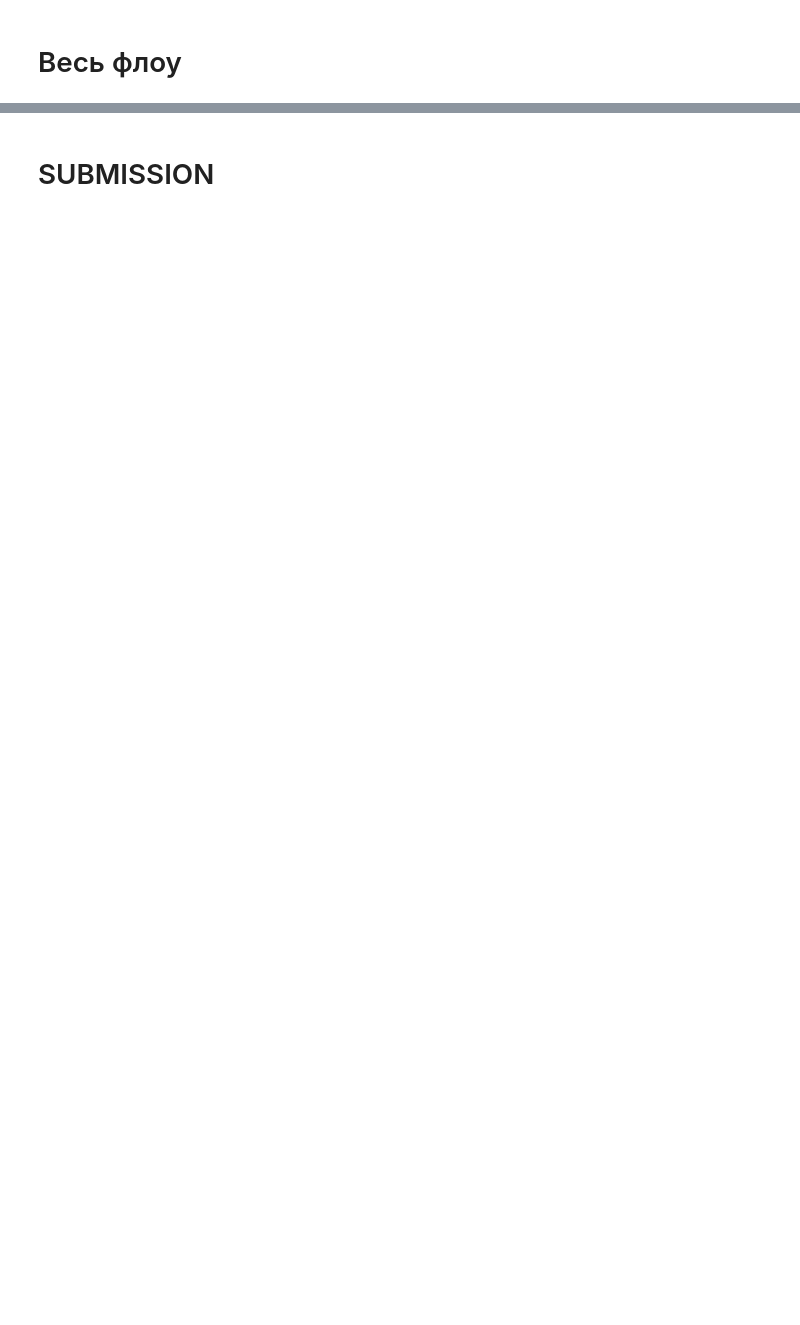
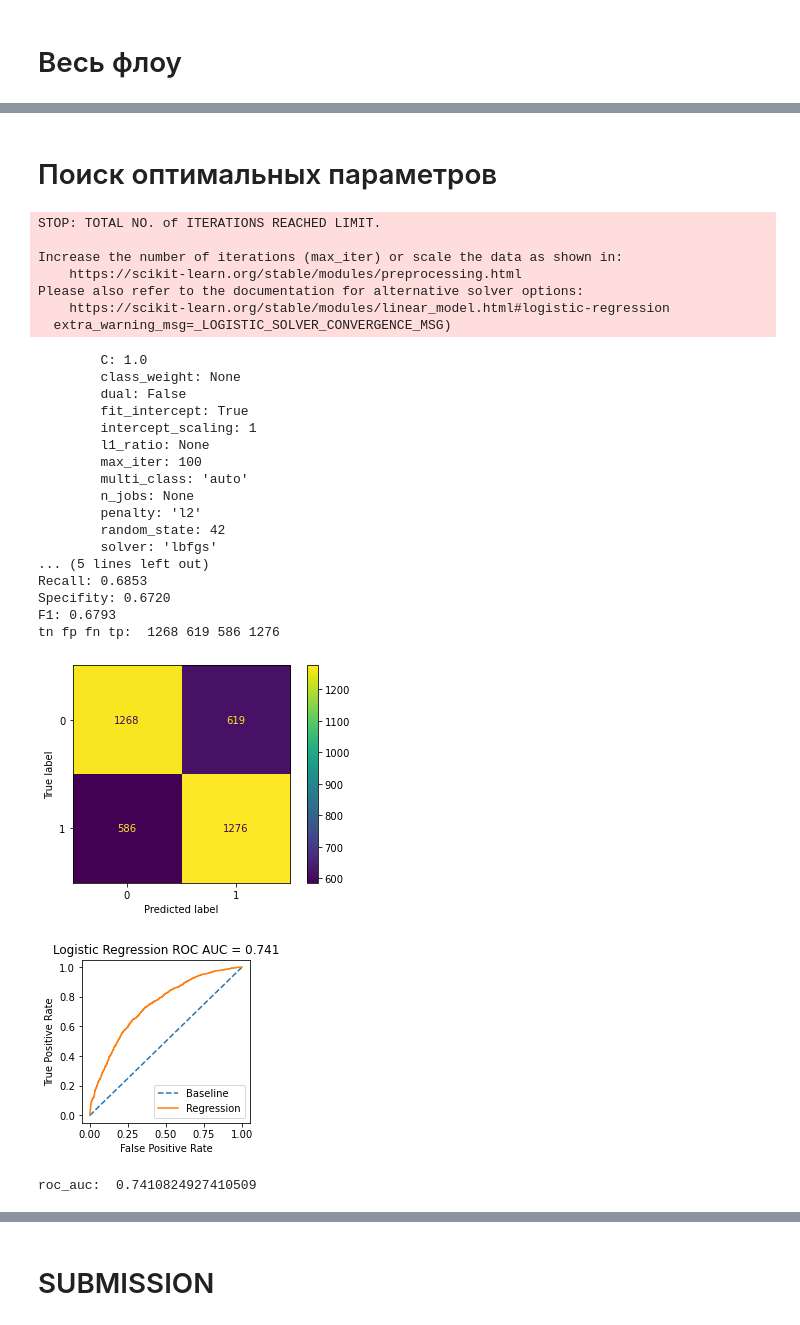
Before and after one commit to polly-husker/DSSkillFactory, a Jupyter notebook: module_4/pr4_kaggle.ipynb, the cells around one changed output, grey strips where cells are left out. Drawn from its saved outputs; the diff is of its cells as text; code cells hidden in the pictures; blank space fills up the shorter version.

```diff
--- a/module_4/pr4_kaggle.ipynb
+++ b/module_4/pr4_kaggle.ipynb
@@ -823,15 +992,53 @@ df_train['sample'] = 1 # помечаем где у нас трейн
 df_test['sample'] = 0 # помечаем где у нас тест
 df_test['default'] = 0 # в тесте у нас нет значения default, мы его должны предсказать,
                       # по этому пока просто заполняем нулями
-
+# объединили сет
 data = df_test.append(df_train, sort=False).reset_index(drop=True)
+# предобработка
+bin_cols = []
+cat_cols = []
+num_cols = []
 
 data, bin_cols, cat_cols, num_cols = proc_data(data, bin_cols, cat_cols, num_cols)
 
+# ОПЦИОНАЛЬНО удалили выбросы
+#data = delete_outliers(data)
+
+# блок про удаление некоторых признаков из рассмотрения
+#data.info()
+# print(num_cols)
+# data.drop('sex', axis=1, inplace=True)
+# data.drop('age', axis=1, inplace=True)
+# data.drop('car', axis=1, inplace=True)
+# #data.drop('days_to_app', axis=1, inplace=True)
+# #data.drop('good_work', axis=1, inplace=True)
+# data.drop('month_app_1', axis=1, inplace=True)
+# data.drop('month_app_2', axis=1, inplace=True)
+# data.drop('month_app_3', axis=1, inplace=True)
+# data.drop('month_app_4', axis=1, inplace=True)
+# #data.info()
+# bin_cols.remove('sex')
+# num_cols.remove('age')
+# bin_cols.remove('car')
+# #num_cols.remove('days_to_app')
+# #bin_cols.remove('good_work')
+
+
+# работа с моделью
 X_test_ORIG = create_orig_test_from_preproced_df(data, num_cols, bin_cols)
 
+
+# базовое разделение
 X_train, X_test, y_train, y_test = create_train_splited_on4(data, num_cols, bin_cols)
+# разделение с учетом сбалансированности (меньшая размерность датасета)
+# X_train, X_test, y_train, y_test = create_train_splited_on4_balanced_by_def1(
+#     data, num_cols, bin_cols)
+# разделение с учетом сбалансированности (добавим несколько дублей def=1)
+# X_train, X_test, y_train, y_test = create_train_splited_on4_balanced_by_def0(
+#     data, num_cols, bin_cols)
 
+
+# стандартизация числовых признаков
 l = len(num_cols)
 scale_numeric_data(X_train, X_test, X_test_ORIG, l)
 
@@ -957 +1099,35 @@ plot_confusion_matrix(best_model, X_test, y_test)
+# %% [markdown]
+# Поиск оптимальных параметров
+# %%
+best_model = find_best_f1_score_model_hyperparams(X_train, y_train)
+y_pred = best_model.predict(X_test)
+print_metrics(best_model, X_test, y_test, y_pred)
+# %% [output]
+STOP: TOTAL NO. of ITERATIONS REACHED LIMIT.
+
+Increase the number of iterations (max_iter) or scale the data as shown in:
+    https://scikit-learn.org/stable/modules/preprocessing.html
+Please also refer to the documentation for alternative solver options:
+    https://scikit-learn.org/stable/modules/linear_model.html#logistic-regression
+  extra_warning_msg=_LOGISTIC_SOLVER_CONVERGENCE_MSG)
+        C: 1.0
+        class_weight: None
+        dual: False
+        fit_intercept: True
+        intercept_scaling: 1
+        l1_ratio: None
+        max_iter: 100
+        multi_class: 'auto'
+        n_jobs: None
+        penalty: 'l2'
+        random_state: 42
+        solver: 'lbfgs'
+... (5 lines left out)
+Recall: 0.6853
+Specifity: 0.6720
+F1: 0.6793
+tn fp fn tp:  1268 619 586 1276
+[figure, added]
+[figure, added]
+roc_auc:  0.7410824927410509
 # %% [markdown]
```
Also changed, not shown: parts of 153 cells of this notebook.
